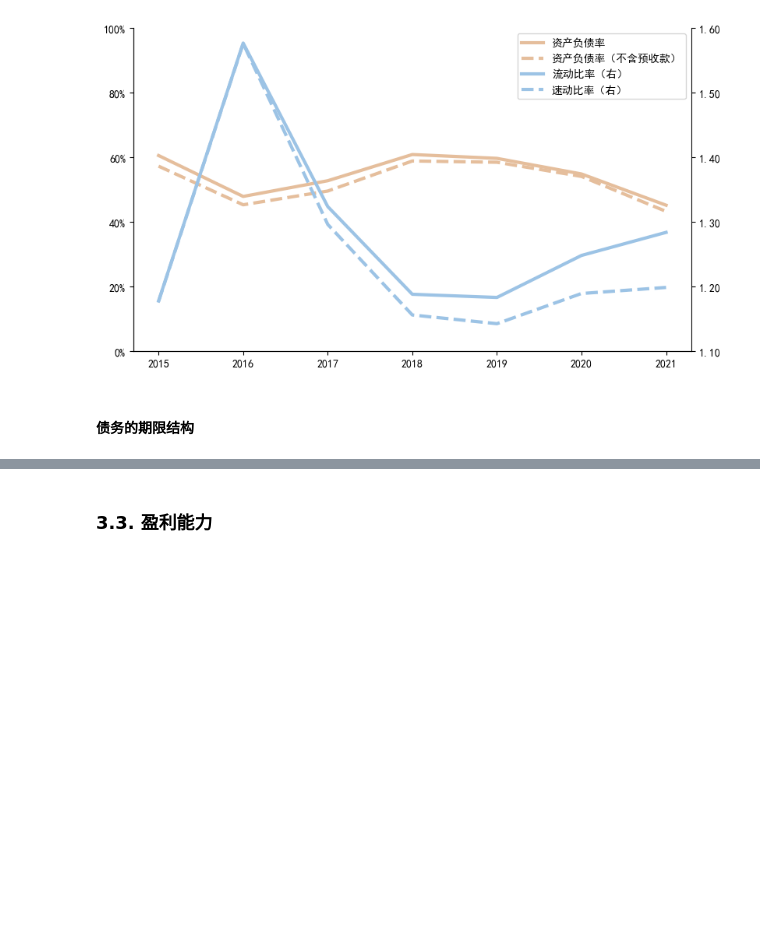
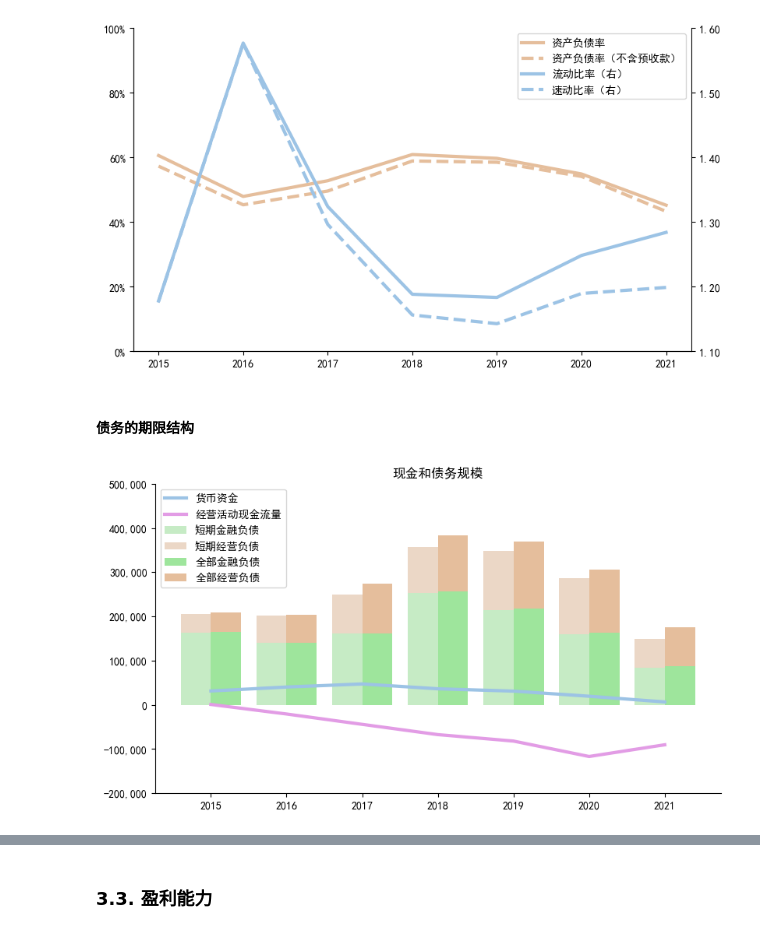
Before and after one commit to farcloudy/sheet, a Jupyter notebook: AutoGraphing.ipynb, the cells around one changed output, grey strips where cells are left out. Cells and saved outputs as stored; diff of their text form; code cells hidden in the pictures; blank space fills up the shorter version.

```diff
--- a/AutoGraphing.ipynb
+++ b/AutoGraphing.ipynb
@@ -144,7 +143,7 @@ TheSheet['会计期间'] = TheSheet['会计期间'].astype(str)
 
 xxx = TheSheet.loc[:, '会计期间']
 barwidth = 0.4
-x_coor = npp.arange(len(xxx))
+x_coor = arange(len(xxx))
 # %% [markdown]
 ## 3.   绘图
 # %%
@@ -318,31 +319,34 @@ cash = TheSheet.loc[:, '货币资金']
 sfd = TheSheet.loc[:, '短期借款'] + TheSheet.loc[:, '一年内到期的非流动负债'] + TheSheet.loc[:, '应付利息'] + TheSheet.loc[:, '应付股利']
 # 短期经营负债
 sbd = TheSheet.loc[:, '流动负债合计'] - sfd
 
 # 长期金融负债
 lfd = TheSheet.loc[:, '长期借款'] + TheSheet.loc[:, '应付债券']
 # 长期经营负债
 lbd = TheSheet.loc[:, '非流动负债合计'] - lfd
 
 #---------------------------------------------------------------------------#
-Ncolor = neighborcolor(cm, 3, '-')
+Ncolor = neighborcolor(cm, 4, '-')
 cn1l = degreecolor(Ncolor[1])[1]
 cn2l = degreecolor(Ncolor[2])[1]
 
 fig, ax = plt.subplots(figsize=(8, 4.5), layout='constrained')
 
 ax.bar(x_coor - barwidth/2, sfd, barwidth, color=cn1l, label='短期金融负债')
 ax.bar(x_coor - barwidth/2, sbd, barwidth, color=cn2l, label='短期经营负债', bottom=sfd)
 ax.bar(x_coor + barwidth/2, sfd + lfd, barwidth, color=Ncolor[1], label='全部金融负债')
 ax.bar(x_coor + barwidth/2, sbd + lbd, barwidth, color=Ncolor[2], label='全部经营负债', bottom=sfd + lfd)
 ax.plot(x_coor, cash, color=cm, lw=3, label='货币资金')
+ax.plot(x_coor, TheSheet.loc[:, '经营活动产生的现金流量净额'], color=Ncolor[-1], lw=3, label='经营活动现金流量')
 
 ax.set_xticks(x_coor, xxx)
 
 plt.title('现金和债务规模')
 ax.legend()
 ax.margins(x=0.05)
 
 FormatTicks(ax, unit=1e4)
 
 fig.savefig(path_img + '/2-2')
+# %% [output]
+[figure, added]
```
Also changed, not shown: parts of 8 cells of this notebook.
